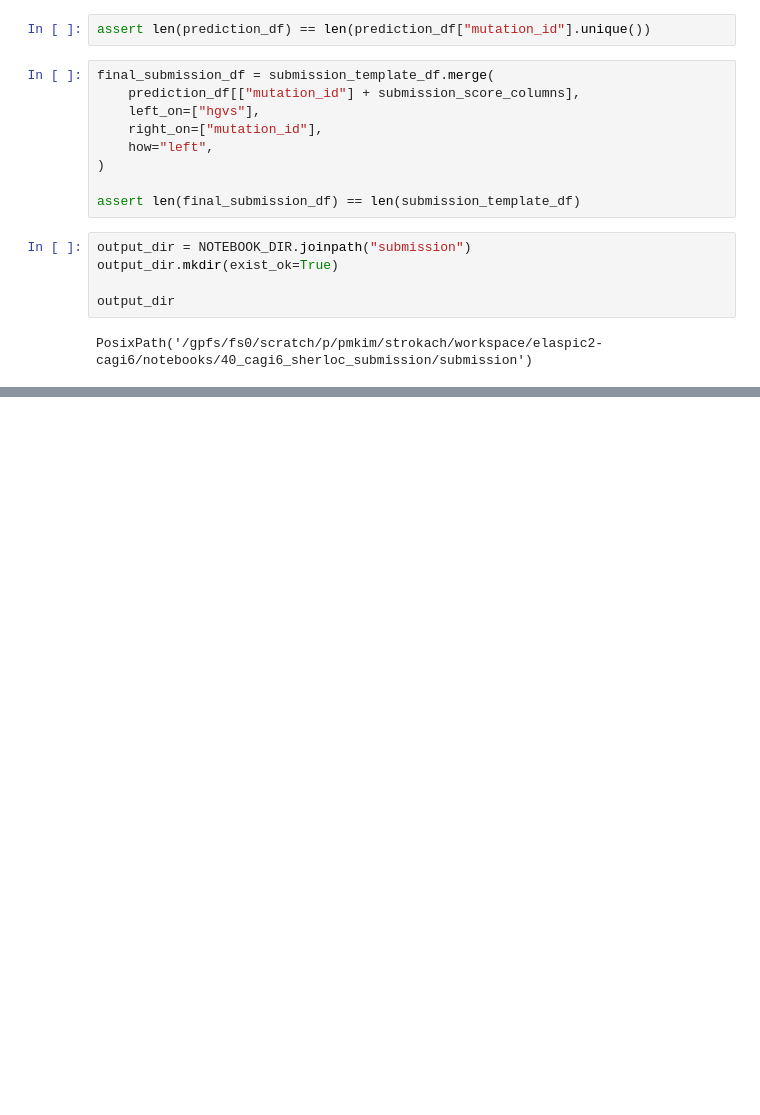
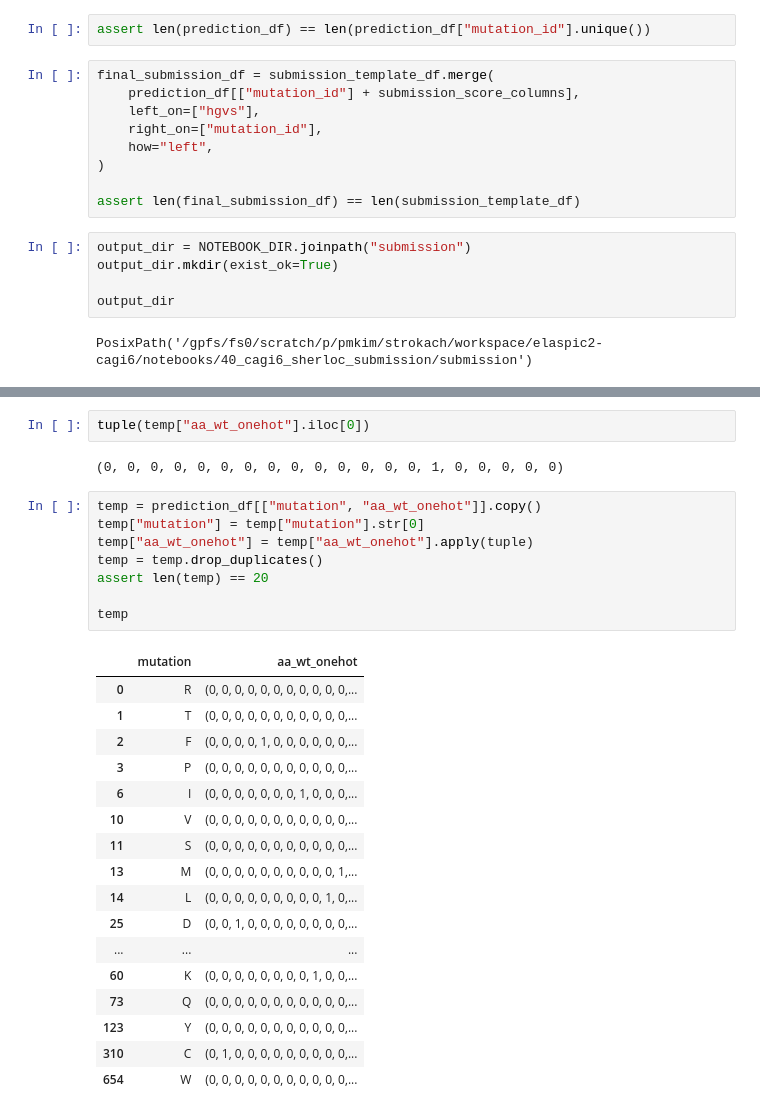
Before and after one commit to elaspic/cagi6-submission, a Jupyter notebook: notebooks/40_cagi6_sherloc_submission.ipynb, the cells around one changed output, grey strips where cells are left out. Cells and saved outputs as stored; diff of their text form; blank space fills up the shorter version.

```diff
--- a/notebooks/40_cagi6_sherloc_submission.ipynb
+++ b/notebooks/40_cagi6_sherloc_submission.ipynb
@@ -567,0 +570,30 @@ Reweighting submission for rosetta_dg_change.
+# %%
+tuple(temp["aa_wt_onehot"].iloc[0])
+# %% [output]
+(0, 0, 0, 0, 0, 0, 0, 0, 0, 0, 0, 0, 0, 0, 1, 0, 0, 0, 0, 0)
+# %%
+temp = prediction_df[["mutation", "aa_wt_onehot"]].copy()
+temp["mutation"] = temp["mutation"].str[0]
+temp["aa_wt_onehot"] = temp["aa_wt_onehot"].apply(tuple)
+temp = temp.drop_duplicates()
+assert len(temp) == 20
+
+temp
+# %% [output]
+|  | mutation | aa_wt_onehot |
+| 0 | R | (0, 0, 0, 0, 0, 0, 0, 0, 0, 0, 0,... |
+| 1 | T | (0, 0, 0, 0, 0, 0, 0, 0, 0, 0, 0,... |
+| 2 | F | (0, 0, 0, 0, 1, 0, 0, 0, 0, 0, 0,... |
+| 3 | P | (0, 0, 0, 0, 0, 0, 0, 0, 0, 0, 0,... |
+| 6 | I | (0, 0, 0, 0, 0, 0, 0, 1, 0, 0, 0,... |
+| 10 | V | (0, 0, 0, 0, 0, 0, 0, 0, 0, 0, 0,... |
+| 11 | S | (0, 0, 0, 0, 0, 0, 0, 0, 0, 0, 0,... |
+| 13 | M | (0, 0, 0, 0, 0, 0, 0, 0, 0, 0, 1,... |
+| 14 | L | (0, 0, 0, 0, 0, 0, 0, 0, 0, 1, 0,... |
+| 25 | D | (0, 0, 1, 0, 0, 0, 0, 0, 0, 0, 0,... |
+| ... | ... | ... |
+| 60 | K | (0, 0, 0, 0, 0, 0, 0, 0, 1, 0, 0,... |
+| 73 | Q | (0, 0, 0, 0, 0, 0, 0, 0, 0, 0, 0,... |
+| 123 | Y | (0, 0, 0, 0, 0, 0, 0, 0, 0, 0, 0,... |
+| 310 | C | (0, 1, 0, 0, 0, 0, 0, 0, 0, 0, 0,... |
+| 654 | W | (0, 0, 0, 0, 0, 0, 0, 0, 0, 0, 0,... |
```
Also changed, not shown: parts of 15 cells of this notebook.
